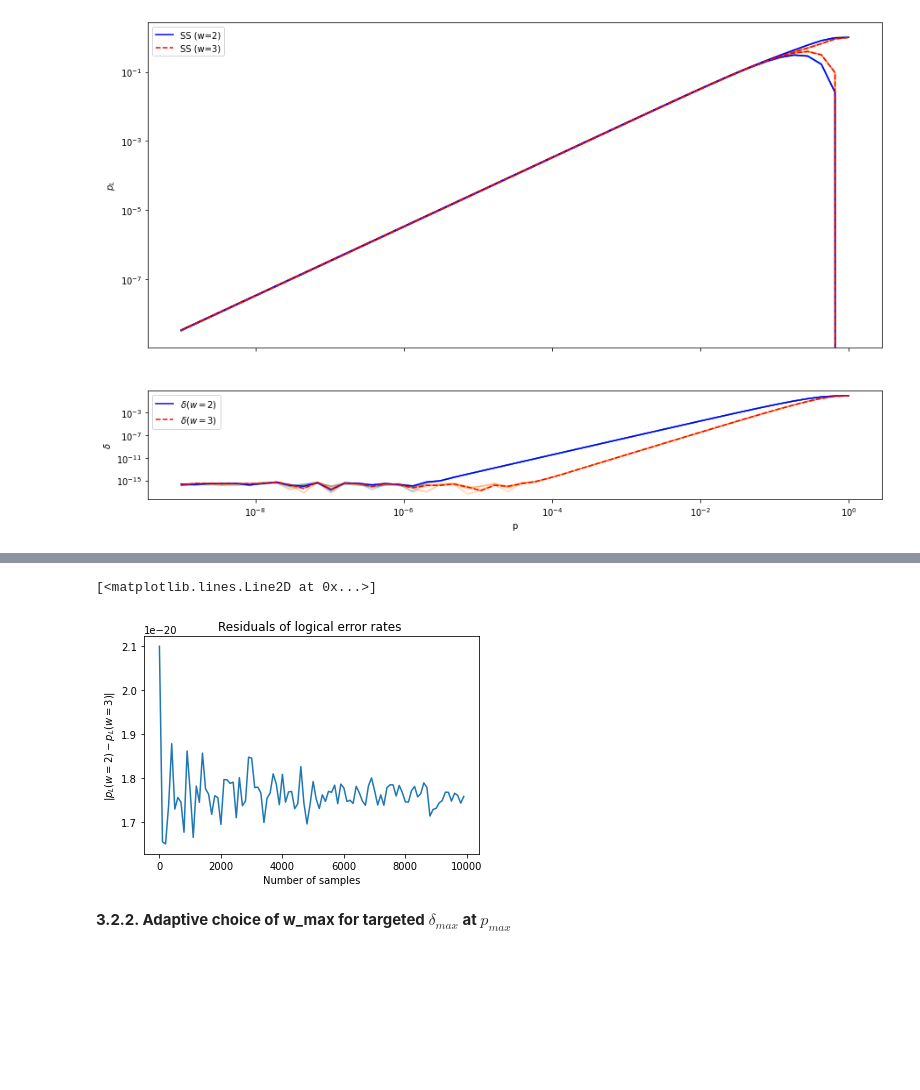
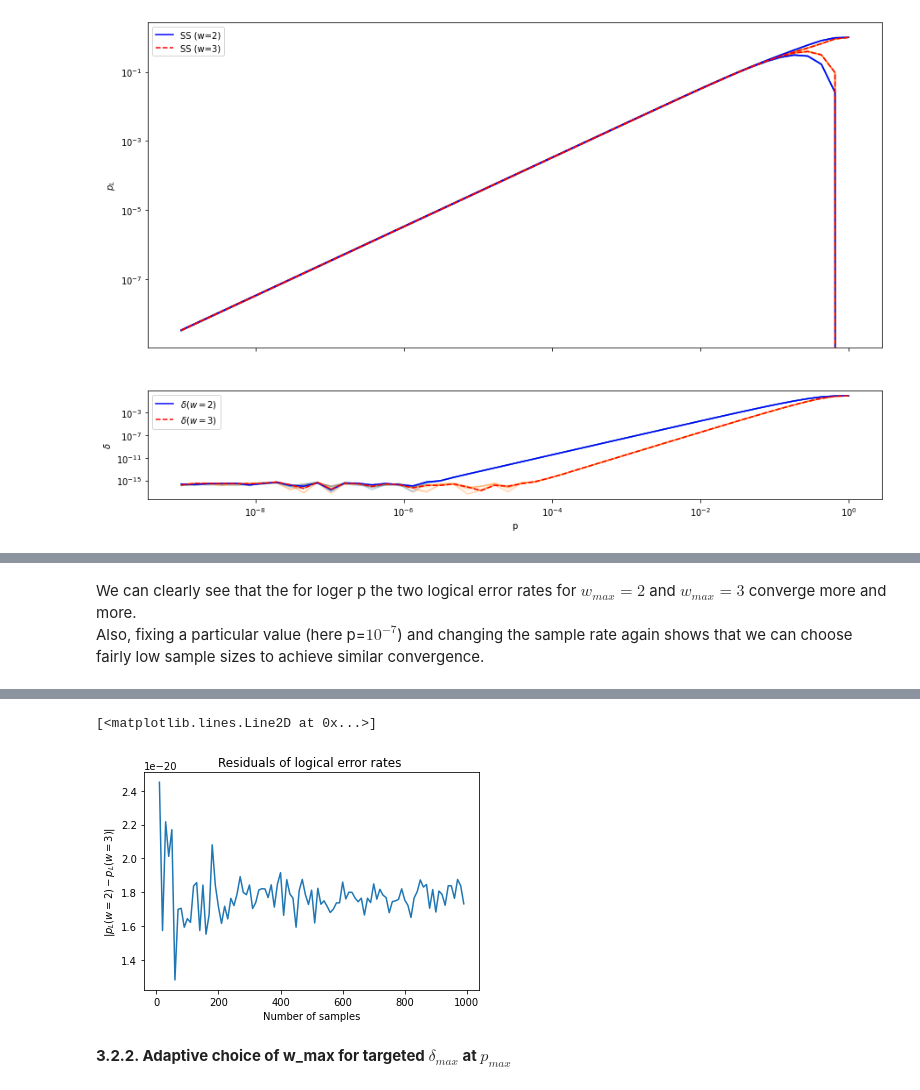
Before and after one commit to dpwinter/PECOS_WS_solutions, a Jupyter notebook: subset_sampling.ipynb, the cells around one changed output, grey strips where cells are left out. Cells and saved outputs as stored; diff of their text form; code cells hidden in the pictures; blank space fills up the shorter version.

Commit message:
Updated comparison plots

```diff
--- a/subset_sampling.ipynb
+++ b/subset_sampling.ipynb
@@ -409,0 +441,18 @@ Wall time: 27.4 s
+# %%
+%%time
+
+A_w = lambda p,w,N: math.comb(N,w) * p**(w) * (1-p)**(N-w)
+n_gates = len(ghz) # number of gates in reference circuit
+p_phy = np.logspace(-9, 0, 50) # physical error rates
+n_samples = 100
+
+diff = []
+for p in p_phy:
+    diff.append(A_w(p, 3, n_gates) * subset_failure_rate(ghz, 3, n_samples))
+
+plt.title("Residuals of logical error rates ")
+plt.xlabel(r'p')
+plt.ylabel(r'$A_3(p)p_3$')
+plt.yscale('log')
+plt.xscale('log')
+plt.plot(p_phy, diff)
@@ -410,10 +464,13 @@ Wall time: 27.4 s
+# %% [markdown]
+We can clearly see that the for loger p the two logical error rates for $w_{max}=2$ and $w_{max}=3$ converge more and more.<br>
+Also, fixing a particular value (here p=$10^{-7}$) and changing the sample rate again shows that we can choose fairly low sample sizes to achieve similar convergence.
 # %%
 %%time
 
 A_w = lambda p,w,N: math.comb(N,w) * p**(w) * (1-p)**(N-w)
 n_gates = len(ghz) # number of gates in reference circuit
 p_phy = 1e-7 # fix physical error rate
-samples = np.arange(10, 10000, 100) # increasing no. of samples
+samples = np.arange(10, 1000, 10) # increasing no. of samples
 
 diff = []
 for n_samples in samples:
@@ -422,6 +479,5 @@ for n_samples in samples:
 plt.title("Residuals of logical error rates ")
 plt.xlabel('Number of samples')
 plt.ylabel(r'$|p_L(w=2)-p_L(w=3)|$')
-# plt.yscale('log')
 plt.plot(samples, diff)
 # %% [output]
@@ -430,4 +486,4 @@ Wall time: 1min 8s
 [<matplotlib.lines.Line2D at 0x...>]
-[figure, old version]
+[figure, new version]
 # %% [markdown]
 **3.2.2. Adaptive choice of w_max for targeted $\delta_{max}$ at $p_{max}$**
```
Also changed, not shown: parts of 10 cells of this notebook.
